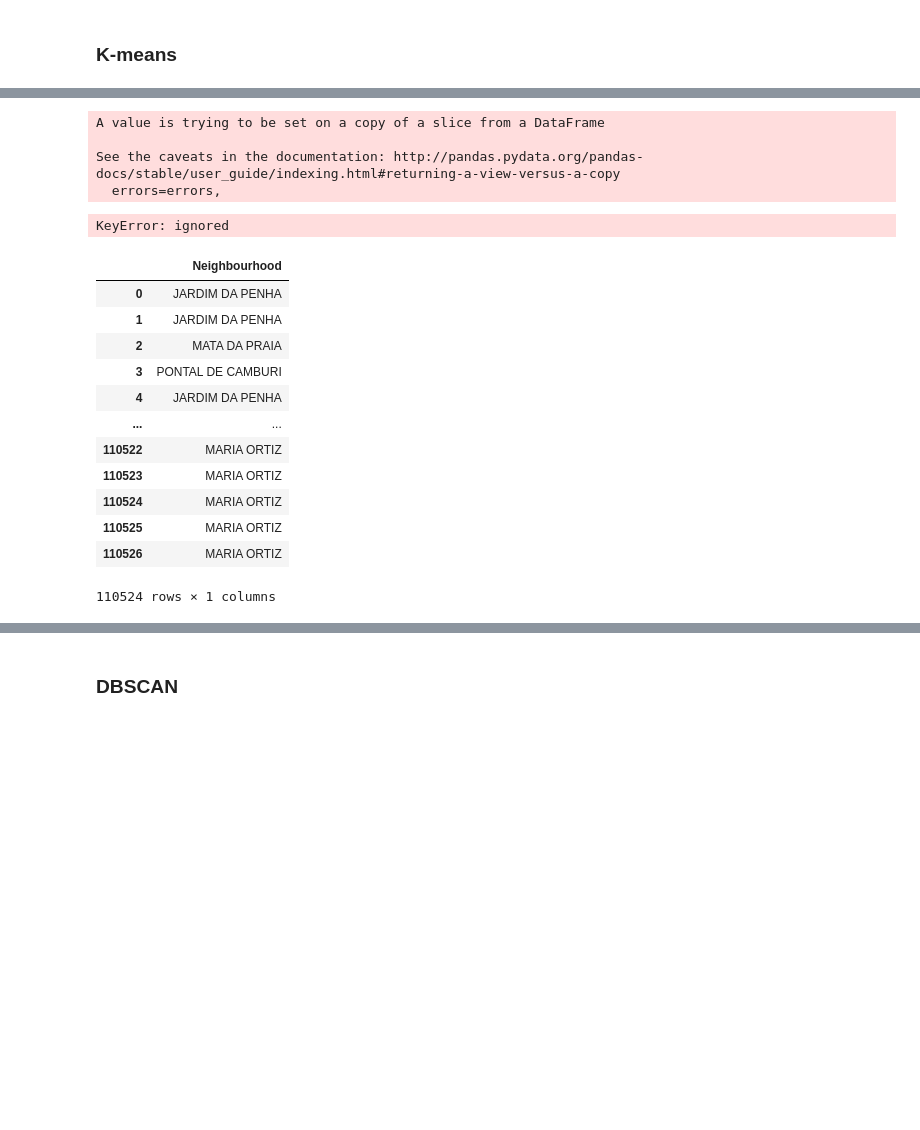
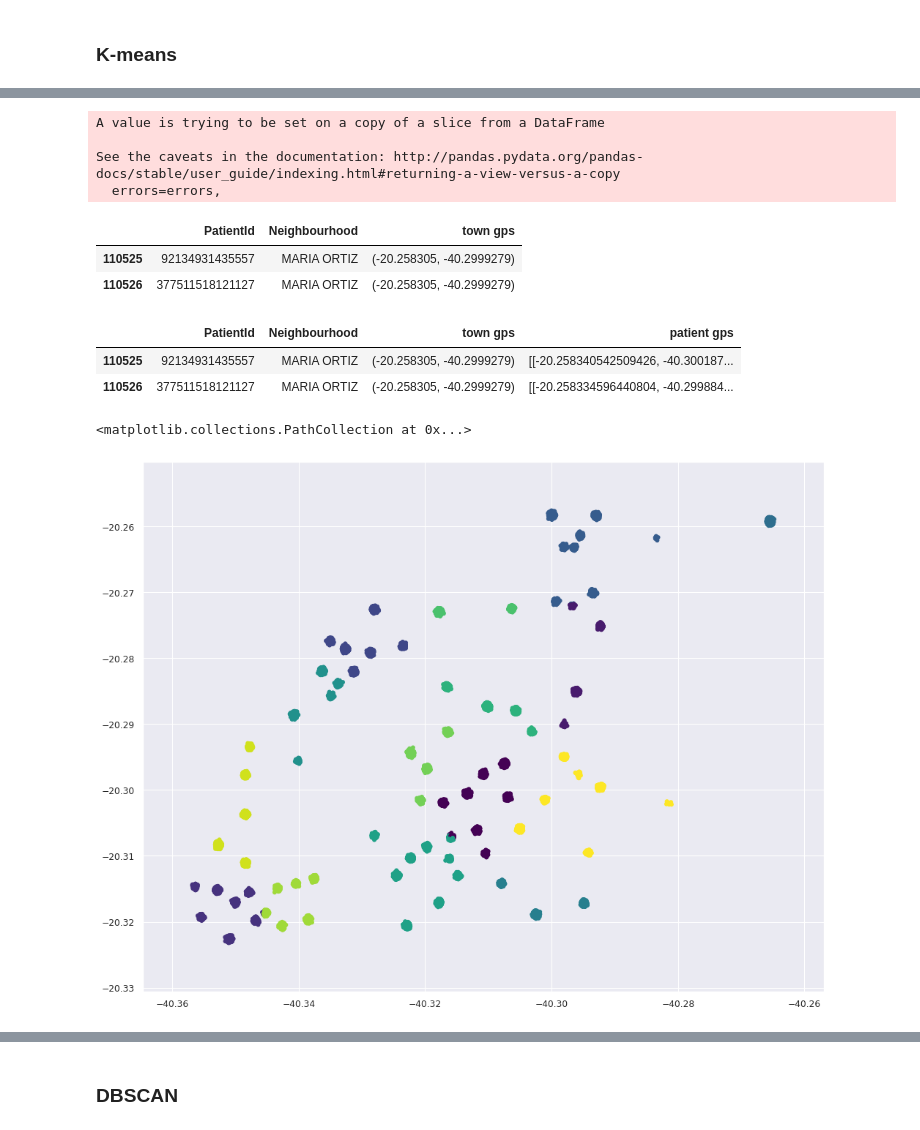
Before and after one commit to stemgene/Python-Diary, a Jupyter notebook: Location.ipynb, the cells around one changed output, grey strips where cells are left out. Cells and saved outputs as stored; diff of their text form; code cells hidden in the pictures; blank space fills up the shorter version.

```diff
--- a/Location.ipynb
+++ b/Location.ipynb
@@ -255,30 +271,44 @@ plt.scatter(X[:, 1], X[:, 0], c=y_kmeans, s=30, cmap='viridis')
 # %%
-#np.random.multivariate_normal
 cluster_df = df[["PatientId", 'Neighbourhood']]
 cluster_df.drop(cluster_df.index[cluster_df['Neighbourhood'] == 'ILHAS OCEÂNICAS DE TRINDADE'], inplace = True)
 cluster_df.drop(cluster_df.index[cluster_df['Neighbourhood'] == 'PARQUE INDUSTRIAL'], inplace = True)
-patient_gps = [(towns[key][1], towns[key][2]) for key in cluster_df[['Neighbourhood']]]
-patient_gps[:20]
-#cluster_df.insert(3,"lat", lat)
+whole_towns_gps = [(towns[key][1], towns[key][2]) for key in cluster_df['Neighbourhood'].values]
+cluster_df.insert(2,"town gps", whole_towns_gps)
+cluster_df.tail(2)
 # %% [output]
 A value is trying to be set on a copy of a slice from a DataFrame
 
 See the caveats in the documentation: http://pandas.pydata.org/pandas-docs/stable/user_guide/indexing.html#returning-a-view-versus-a-copy
   errors=errors,
-KeyError: ignored
+|  | PatientId | Neighbourhood | town gps |
+| 110525 | 92134931435557 | MARIA ORTIZ | (-20.258305, -40.2999279) |
+| 110526 | 377511518121127 | MARIA ORTIZ | (-20.258305, -40.2999279) |
-# %%
-cluster_df[['Neighbourhood']]
-# %% [output]
-|  | Neighbourhood |
-| 0 | JARDIM DA PENHA |
-| 1 | JARDIM DA PENHA |
-| 2 | MATA DA PRAIA |
-| 3 | PONTAL DE CAMBURI |
-| 4 | JARDIM DA PENHA |
-| ... | ... |
-| 110522 | MARIA ORTIZ |
-| 110523 | MARIA ORTIZ |
-| 110524 | MARIA ORTIZ |
-| 110525 | MARIA ORTIZ |
-| 110526 | MARIA ORTIZ |
-110524 rows × 1 columns
+# %%
+# difference of 0.001(gps) = 110m
+np.random.seed(0)
+cov = ([-3e-8, 0],[0, 3e-8]) # range of random
+patient_gps = [np.random.multivariate_normal(v,  cov , 1) for v in cluster_df['town gps'].values]
+cluster_df.insert(3,"patient gps", patient_gps)
+cluster_df.tail(2)
+# %% [output]
+|  | PatientId | Neighbourhood | town gps | patient gps |
+| 110525 | 92134931435557 | MARIA ORTIZ | (-20.258305, -40.2999279) | [[-20.258340542509426, -40.300187... |
+| 110526 | 377511518121127 | MARIA ORTIZ | (-20.258305, -40.2999279) | [[-20.258334596440804, -40.299884... |
+# %%
+%matplotlib inline
+import matplotlib.pyplot as plt
+import seaborn as sns; sns.set()  # for plot styling
+import numpy as np
+from matplotlib.pyplot import figure
+from sklearn.cluster import KMeans
+
+X = np.array([(v[0][0],v[0][1]) for v in cluster_df['patient gps'].values])
+kmeans = KMeans(n_clusters=15)
+kmeans.fit(X)
+y_kmeans = kmeans.predict(X)
+
+figure(num=None, figsize=(15, 12), dpi=80, facecolor='w', edgecolor='k')
+plt.scatter(X[:, 1], X[:, 0], c=y_kmeans, s=30, cmap='viridis', edgecolor='None')
+# %% [output]
+<matplotlib.collections.PathCollection at 0x...>
+[figure, added]
```
Also changed, not shown: parts of 13 cells of this notebook.
